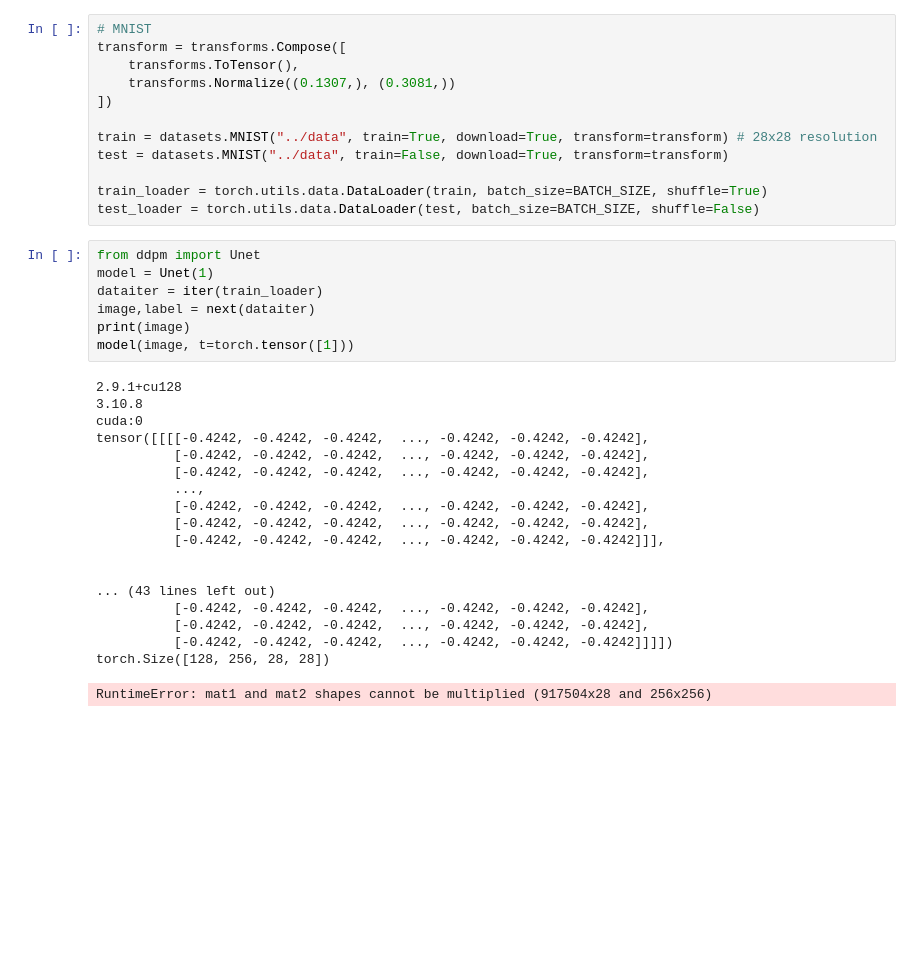
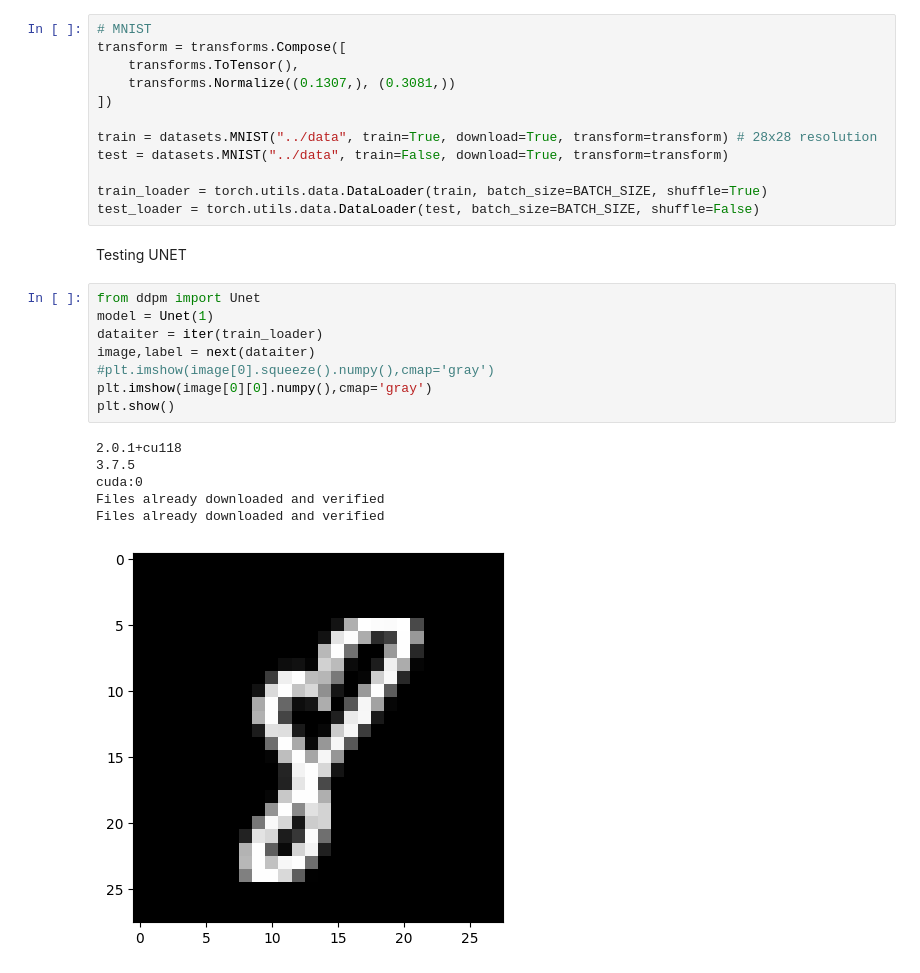
Before and after one commit to total-expectation/ddpm, a Jupyter notebook: ddpm.ipynb, the cells around one changed output. Cells and saved outputs as stored; diff of their text form; blank space fills up the shorter version.

```diff
--- a/ddpm.ipynb
+++ b/ddpm.ipynb
@@ -45,29 +44,20 @@ test = datasets.MNIST("../data", train=False, download=True, transform=transform
 
 train_loader = torch.utils.data.DataLoader(train, batch_size=BATCH_SIZE, shuffle=True)
 test_loader = torch.utils.data.DataLoader(test, batch_size=BATCH_SIZE, shuffle=False)
+# %% [markdown]
+Testing UNET
 # %%
 from ddpm import Unet
 model = Unet(1)
 dataiter = iter(train_loader)
 image,label = next(dataiter)
-print(image)
-model(image, t=torch.tensor([1]))
+#plt.imshow(image[0].squeeze().numpy(),cmap='gray')
+plt.imshow(image[0][0].numpy(),cmap='gray')
+plt.show()
 # %% [output]
-2.9.1+cu128
-3.10.8
+2.0.1+cu118
+3.7.5
 cuda:0
-tensor([[[[-0.4242, -0.4242, -0.4242,  ..., -0.4242, -0.4242, -0.4242],
-          [-0.4242, -0.4242, -0.4242,  ..., -0.4242, -0.4242, -0.4242],
-          [-0.4242, -0.4242, -0.4242,  ..., -0.4242, -0.4242, -0.4242],
-          ...,
-          [-0.4242, -0.4242, -0.4242,  ..., -0.4242, -0.4242, -0.4242],
-          [-0.4242, -0.4242, -0.4242,  ..., -0.4242, -0.4242, -0.4242],
-          [-0.4242, -0.4242, -0.4242,  ..., -0.4242, -0.4242, -0.4242]]],
-
-
-... (43 lines left out)
-          [-0.4242, -0.4242, -0.4242,  ..., -0.4242, -0.4242, -0.4242],
-          [-0.4242, -0.4242, -0.4242,  ..., -0.4242, -0.4242, -0.4242],
-          [-0.4242, -0.4242, -0.4242,  ..., -0.4242, -0.4242, -0.4242]]]])
-torch.Size([128, 256, 28, 28])
+Files already downloaded and verified
+Files already downloaded and verified
-RuntimeError: mat1 and mat2 shapes cannot be multiplied (917504x28 and 256x256)
+[figure, added]
```
Also changed, not shown: parts of 6 cells of this notebook, 3 other files.
